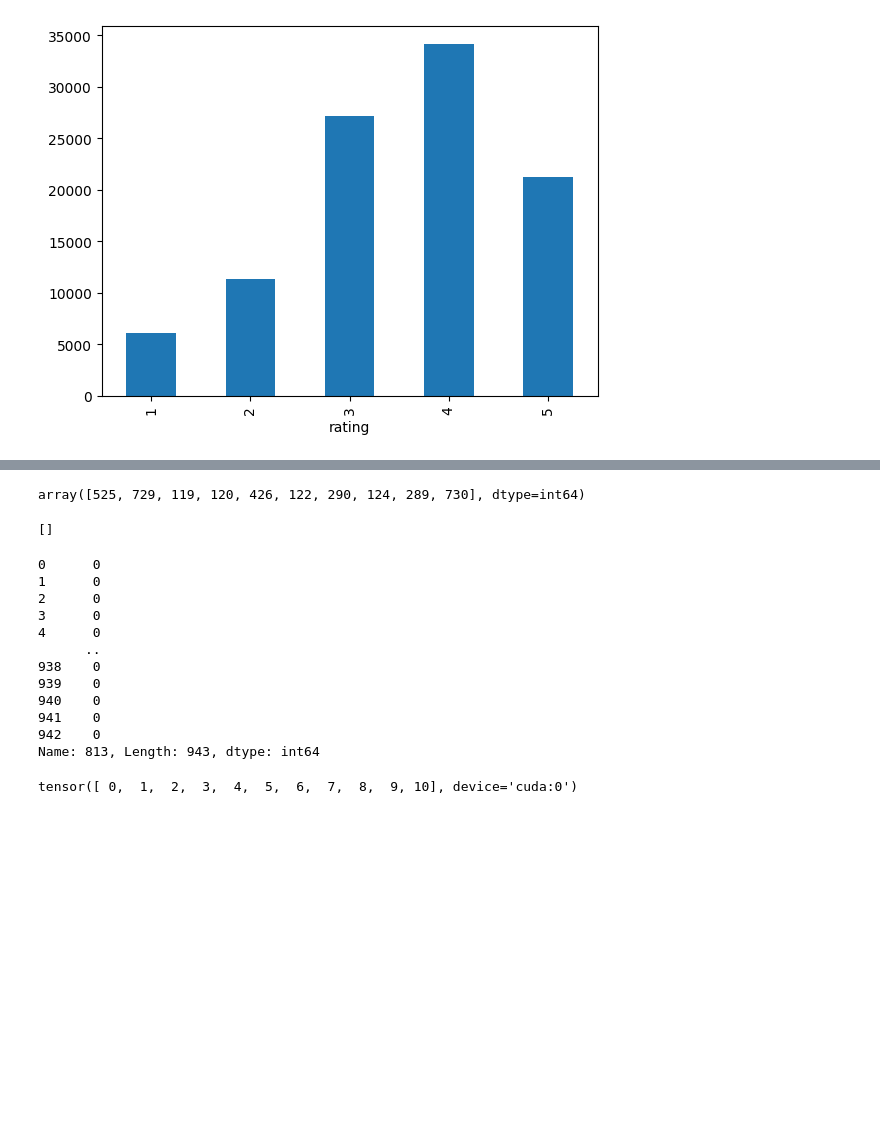
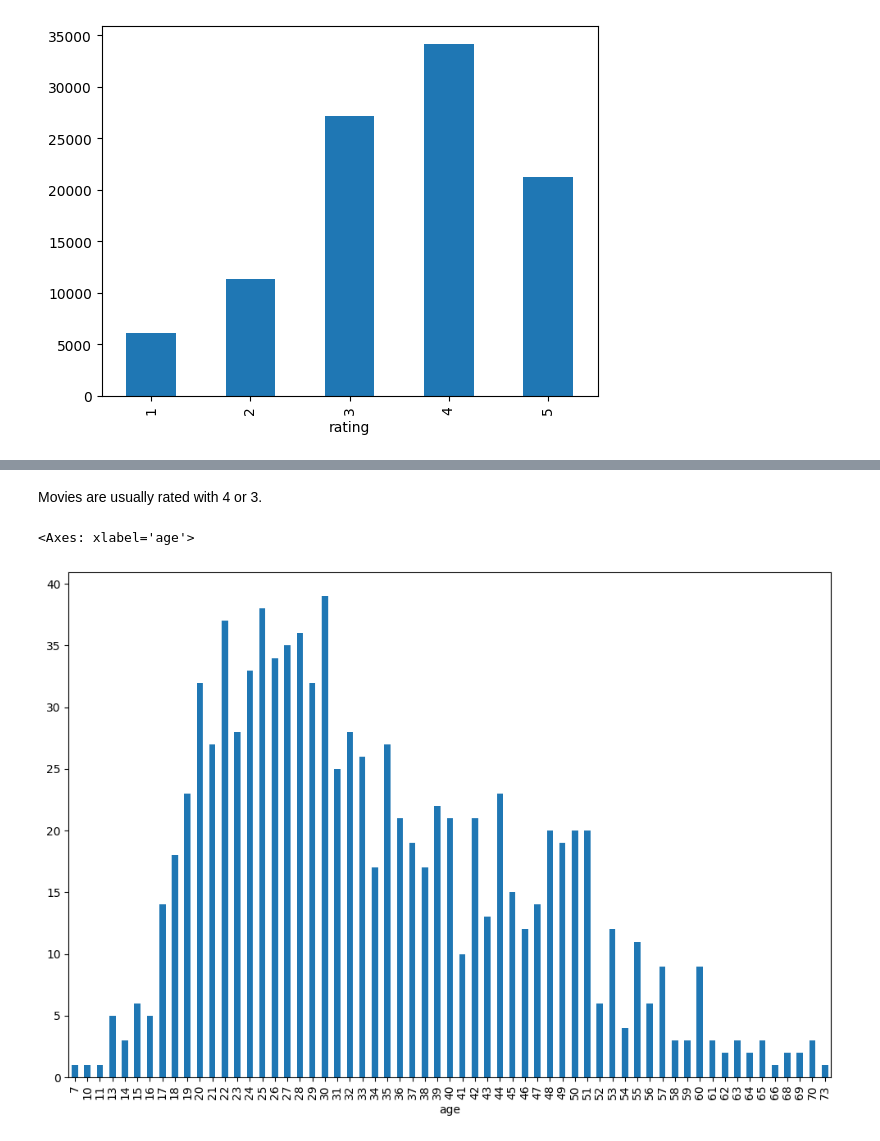
Before and after one commit to Kadaverciant/movie-recommender-system, a Jupyter notebook: notebooks/1.0-initial-data-exploration.ipynb, the cells around one changed output, grey strips where cells are left out. Cells and saved outputs as stored; diff of their text form; code cells hidden in the pictures; blank space fills up the shorter version.

```diff
--- a/notebooks/1.0-initial-data-exploration.ipynb
+++ b/notebooks/1.0-initial-data-exploration.ipynb
@@ -642,27 +101,7 @@ test_lists[10]
-# %%
-probs.argsort()[:10]
-# %% [output]
-array([525, 729, 119, 120, 426, 122, 290, 124, 289, 730], dtype=int64)
-# %%
-top_intersection(Y_test[10], probs, 10)
-# %% [output]
-[]
-# %%
-target['813']
-# %% [output]
-0      0
-1      0
-2      0
-3      0
-4      0
-      ..
-938    0
-939    0
-940    0
-941    0
-942    0
-Name: 813, Length: 943, dtype: int64
-# %%
-Y_test[0].argsort()[:11]
-# %% [output]
-tensor([ 0,  1,  2,  3,  4,  5,  6,  7,  8,  9, 10], device='cuda:0')
+# %% [markdown]
+Movies are usually rated with 4 or 3.
+# %%
+users['age'].value_counts().sort_index().plot.bar(figsize=(12, 8))
+# %% [output]
+<Axes: xlabel='age'>
+[figure, added]
```
Also changed, not shown: parts of 69 cells of this notebook, 23 other files.
